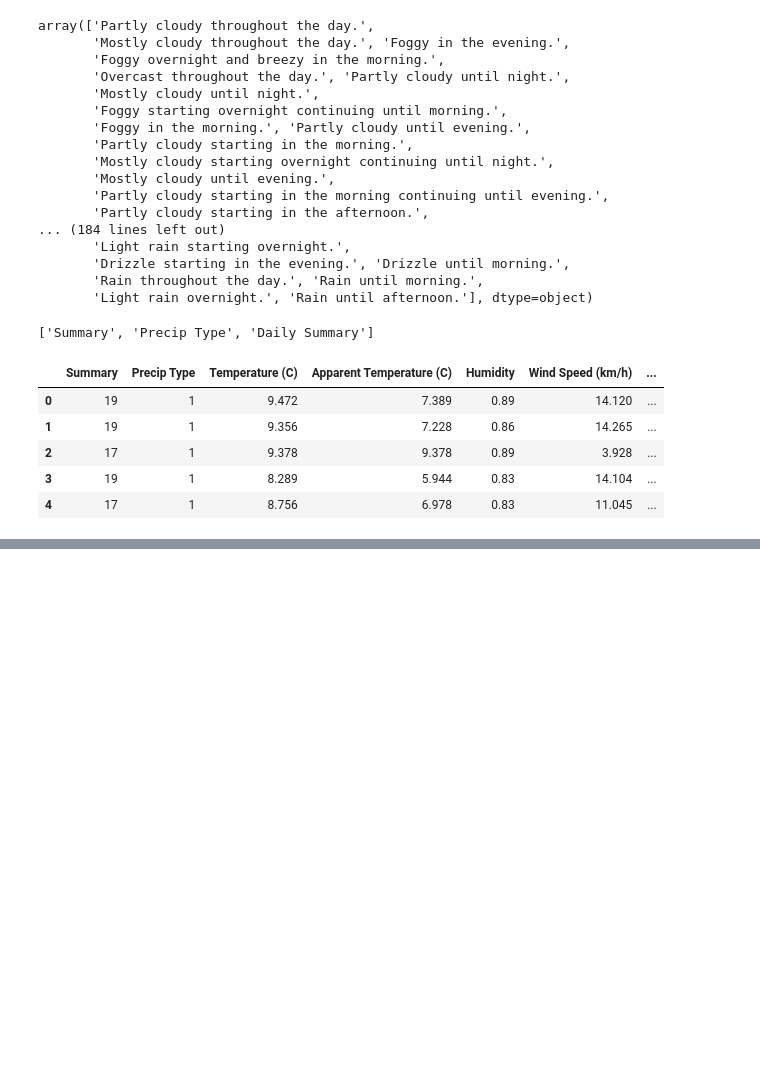
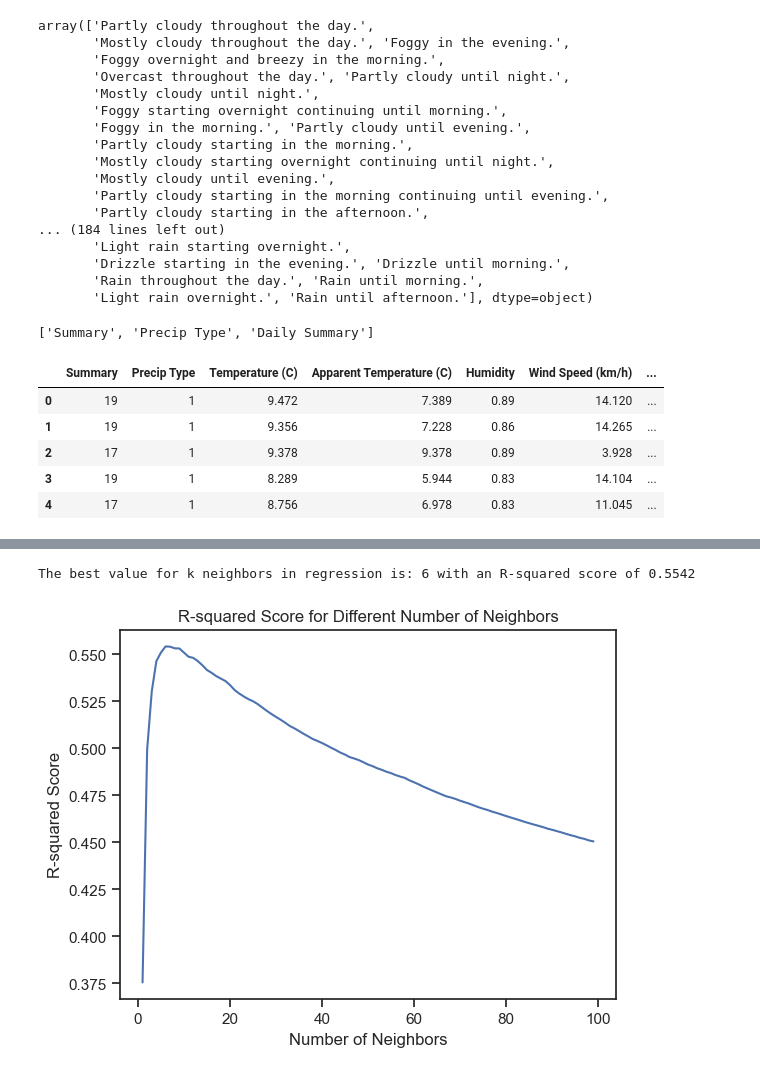
Before and after one commit to mynamescheff/some-data-ig, a Jupyter notebook: weather/model.ipynb, the cells around one changed output, grey strips where cells are left out. Drawn from its saved outputs; the diff is of its cells as text; code cells hidden in the pictures; blank space fills up the shorter version.

```diff
--- a/weather/model.ipynb
+++ b/weather/model.ipynb
@@ -288,0 +556,39 @@ corr.style.background_gradient(cmap='coolwarm')
+# %%
+#create a function that checks for the best amount of neighbors
+#for predicting continuous variables
+#regression version
+
+from sklearn.neighbors import KNeighborsRegressor
+import matplotlib.pyplot as plt
+
+def check_neighbors(X_train1, y_train1, X_test1, y_test1, k):
+    best_score1 = 0
+    best_k1 = 0
+    scores1 = []
+    neighbors1 = []
+
+    for i in range(1, k):
+        knn = KNeighborsRegressor(n_neighbors=i)
+        knn.fit(X_train1, y_train1)
+        score1 = knn.score(X_test1, y_test1)
+
+        scores1.append(score1)
+        neighbors1.append(i)
+
+        if score1 > best_score1:
+            best_score1 = score1
+            best_k1 = i
+
+    return best_k1, best_score1, neighbors1, scores1
+
+best_k1, best_score1, neighbors1, scores1 = check_neighbors(X_train1, y_train1, X_test1, y_test1, 100)
+print(f"The best value for k neighbors in regression is: {best_k1} with an R-squared score of {best_score1:.4f}")
+
+plt.plot(neighbors1, scores1)
+plt.xlabel('Number of Neighbors')
+plt.ylabel('R-squared Score')
+plt.title('R-squared Score for Different Number of Neighbors')
+plt.show()
+# %% [output]
+The best value for k neighbors in regression is: 6 with an R-squared score of 0.5542
+[figure, added]
```
Also changed, not shown: parts of 15 cells of this notebook, 4 other files.
